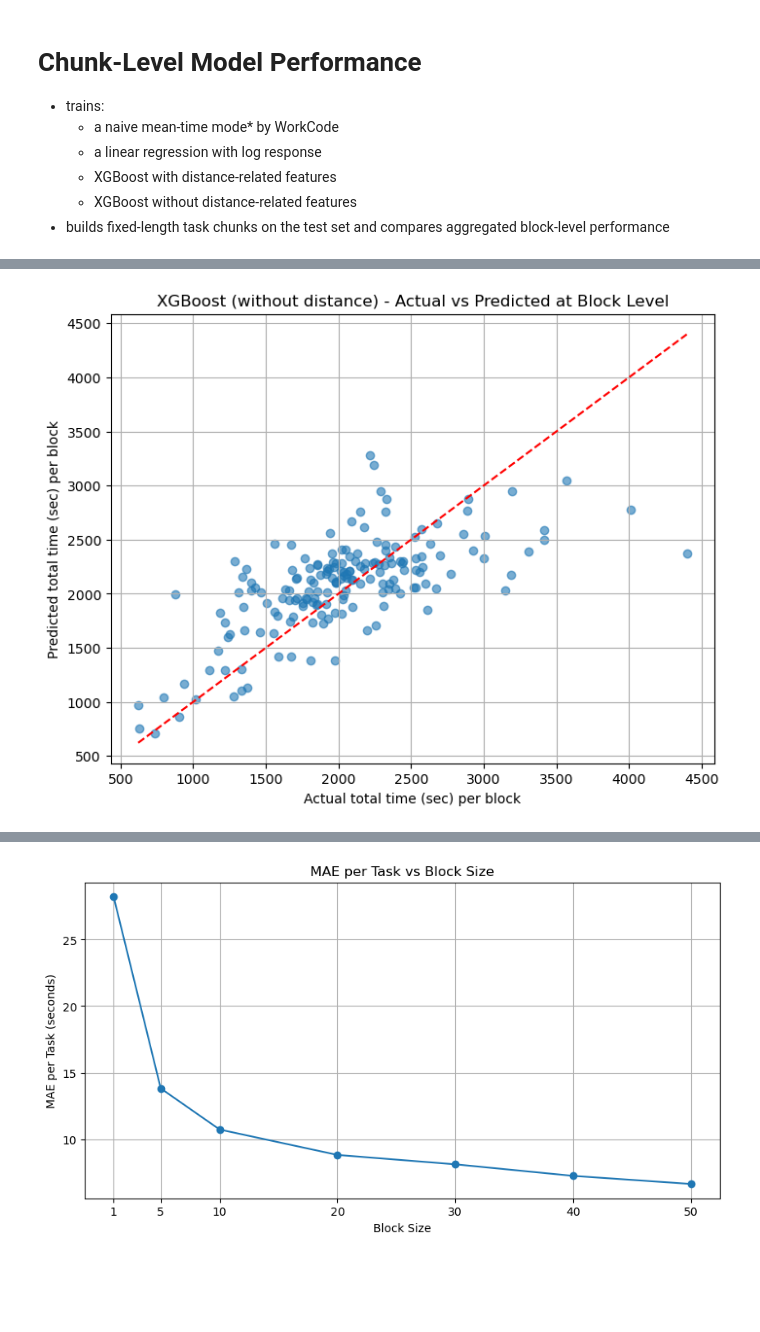
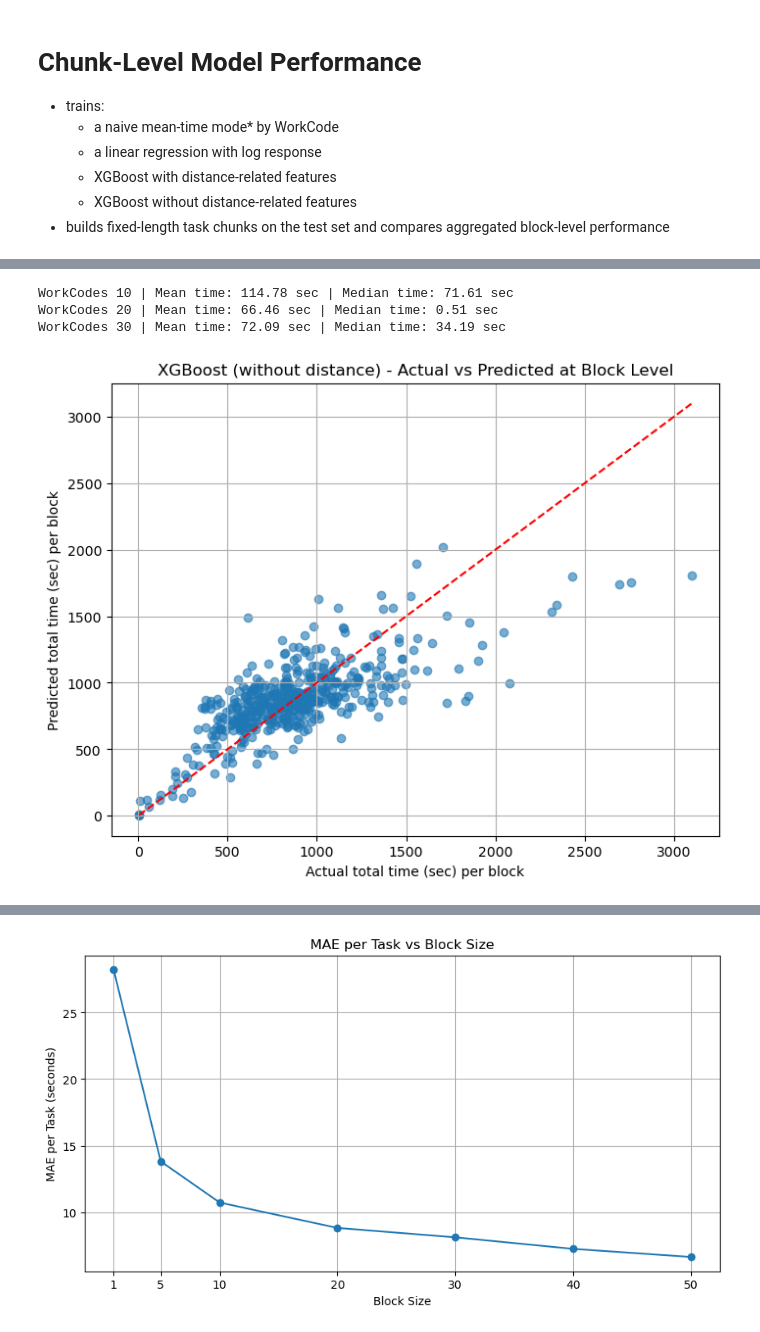
Before and after one commit to JiashenWangg/Lucas_Systems_Capstone_Project, a Jupyter notebook: Model_Jiashen/chunk_model.ipynb, the cells around one changed output, grey strips where cells are left out. Cells and saved outputs as stored; diff of their text form; code cells hidden in the pictures; blank space fills up the shorter version.

```diff
--- a/Model_Jiashen/chunk_model.ipynb
+++ b/Model_Jiashen/chunk_model.ipynb
@@ -26,9 +26,12 @@ pd.set_option("display.width", 200)
 
 PATH = Path("../data/processed")
 WAREHOUSE = "OE"
-WORKCODES = ["10", "20", "30"]
+
+WORKCODES = ['10', '20', '30']
+# WORKCODES = ["1", "2", "3", "4", "5", "6"]
+
 MAX_TIME = 300
-BLOCK_SIZE = 50
+BLOCK_SIZE = 20
 RANDOM_STATE = 2026
 # %%
 def resolve_data_path(warehouse):
@@ -47,7 +50,7 @@ def load_engineered_data(warehouse, workcode, max_time=300):
         file_path=data_path,
         warehouse=warehouse,
         max_time=max_time,
-        work_code=str(workcode)
+        work_code=workcode
     )
 
     d = d.copy()
@@ -189,6 +192,23 @@ for wc in WORKCODES:
         "n_test_rows": len(test_df),
         "runtime_sec": naive_runtime,
         **m_naive
+    })
+
+    # naive median
+    t0 = time.perf_counter()
+    naive_median = y_train.median()
+    pred_naive_median = np.repeat(naive_median, len(y_test))
+    naive_median_runtime = time.perf_counter() - t0
+    m_naive_median = eval_predictions(y_test, pred_naive_median)
+
+    all_task_results.append({
+        "Warehouse": WAREHOUSE,
+        "WorkCode": wc,
+        "Model": "Naive median",
+        "n_train_rows": len(train_df),
+        "n_test_rows": len(test_df),
+        "runtime_sec": naive_median_runtime,
+        **m_naive_median
     })
 
     # ----------------------------
@@ -374,6 +394,7 @@ for wc in WORKCODES:
 
     temp = test_df.copy().reset_index().rename(columns={"index": "orig_index"})
     temp["pred_naive"] = pred_naive
+    temp["pred_naive_median"] = pred_naive_median
     temp["pred_lr"] = pred_lr
     temp["pred_lr_n"] = pred_lr_n
     temp["pred_rf_with_dist"] = pred_rf_d
@@ -385,6 +406,7 @@ for wc in WORKCODES:
         temp[[
             "orig_index",
             "pred_naive",
+            "pred_naive_median",
             "pred_lr",
             "pred_lr_n",
             "pred_rf_with_dist",
@@ -401,6 +423,7 @@ for wc in WORKCODES:
         .agg(
             actual_time=("Time_Delta_sec", "sum"),
             pred_naive=("pred_naive", "sum"),
+            pred_naive_median=("pred_naive_median", "sum"),
             pred_lr=("pred_lr", "sum"),
             pred_lr_n=("pred_lr_n", "sum"),
             pred_rf_with_dist=("pred_rf_with_dist", "sum"),
@@ -417,6 +440,7 @@ for wc in WORKCODES:
 
     for model_name, col in [
         ("Naive mean", "pred_naive"),
+        ("Naive median", "pred_naive_median"),
         ("Linear regression (with distance)", "pred_lr"),
         ("Linear regression (without distance)", "pred_lr_n"),
         ("Random Forest (with distance)", "pred_rf_with_dist"),
@@ -520,20 +546,33 @@ Warehouse: OE | Block size: 50 tasks
+# %%
+# compute mean and median time for each item in WORKCODES in the original raw data, to compare with model predictions
+# Like mean for all rows with WorkCode in ["1", "2", "3", "4"] vs ["5", "6"]
+for wc in WORKCODES:
+    wc_str = ", ".join(wc)
+    raw_wc = raw_df[raw_df["WorkCode"].isin(wc)]
+    mean_time = raw_wc["Time_Delta_sec"].mean()
+    median_time = raw_wc["Time_Delta_sec"].median()
+    print(f"WorkCodes {wc_str} | Mean time: {mean_time:.2f} sec | Median time: {median_time:.2f} sec")
+# %% [output]
+WorkCodes 10 | Mean time: 114.78 sec | Median time: 71.61 sec
+WorkCodes 20 | Mean time: 66.46 sec | Median time: 0.51 sec
+WorkCodes 30 | Mean time: 72.09 sec | Median time: 34.19 sec
 # %%
 # Plot actual vs predicted for the best model (XGBoost without distance) at block level
 best_model = "XGBoost (without distance)"
 plot_df = block_detail_df[block_detail_df["Warehouse"] == WAREHOUSE].copy()
 # limit to WC20 and 30
-plot_df = plot_df[plot_df["WorkCode"].isin(["20", "30"])].copy()
+# plot_df = plot_df[plot_df["WorkCode"].isin(["20", "30"])].copy()
 plot_df = plot_df[plot_df["pred_xgb_no_dist"].notna()].copy()
 plt.figure(figsize=(8, 6))
 plt.scatter(plot_df["actual_time"], plot_df["pred_xgb_no_dist"], alpha=0.6)
 plt.plot([plot_df["actual_time"].min(), plot_df["actual_time"].max()], [plot_df["actual_time"].min(), plot_df["actual_time"].max()], color="red", linestyle="--")
 plt.xlabel("Actual total time (sec) per block")
 plt.ylabel("Predicted total time (sec) per block")
 plt.title(f"{best_model} - Actual vs Predicted at Block Level")
 plt.grid(True)
 plt.show()
 # %% [output]
-[figure, old version]
+[figure, new version]
 # %%
 display(block_detail_df.head(5))
 # %% [output]
```
Also changed, not shown: parts of 4 cells of this notebook, 6 other files.
